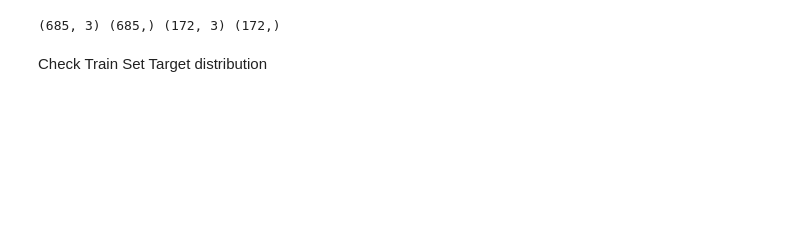
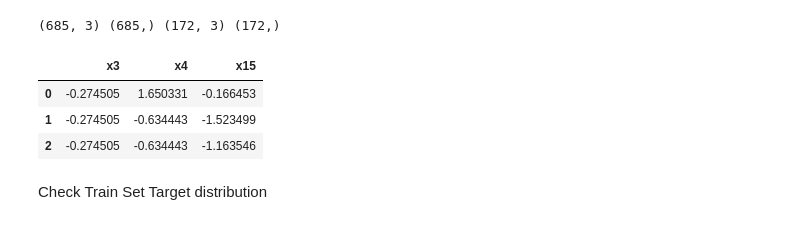
Before and after one commit to johnrearden/pa-data-driven-design, a Jupyter notebook: jupyter_notebooks/6_modeling_and_evaluation-predict_engine_type.ipynb, the cells around one changed output. Drawn from its saved outputs; the diff is of its cells as text; code cells hidden in the pictures; blank space fills up the shorter version.

```diff
--- a/jupyter_notebooks/6_modeling_and_evaluation-predict_engine_type.ipynb
+++ b/jupyter_notebooks/6_modeling_and_evaluation-predict_engine_type.ipynb
@@ -236,6 +279,13 @@ X_test = pipeline_data_cleaning_feat_eng.transform(X_test)
 print(X_train.shape, y_train.shape, X_test.shape, y_test.shape)
 # %% [output]
 (685, 3) (685,) (172, 3) (172,)
+# %%
+X_train.head(3)
+# %% [output]
+|  | x3 | x4 | x15 |
+| 0 | -0.274505 | 1.650331 | -0.166453 |
+| 1 | -0.274505 | -0.634443 | -1.523499 |
+| 2 | -0.274505 | -0.634443 | -1.163546 |
 # %% [markdown]
 Check Train Set Target distribution
 # %%
```
Also changed, not shown: parts of 12 cells of this notebook, 1 other file.
